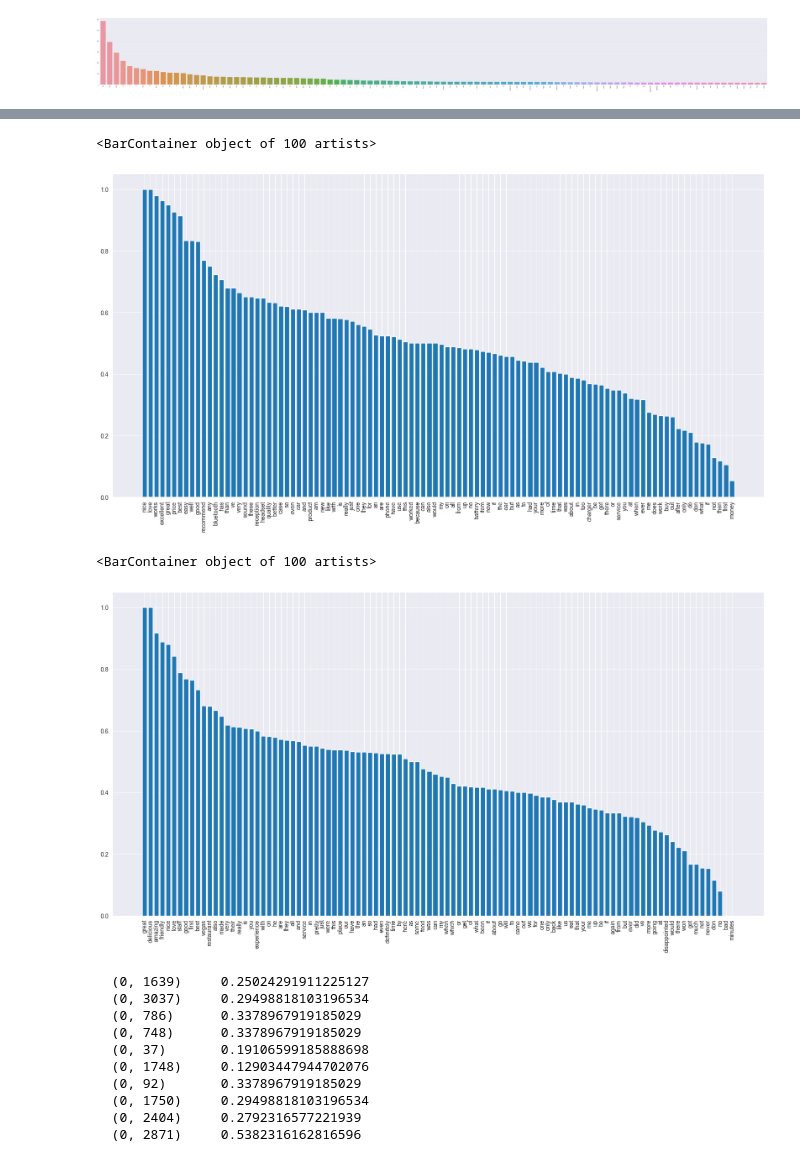
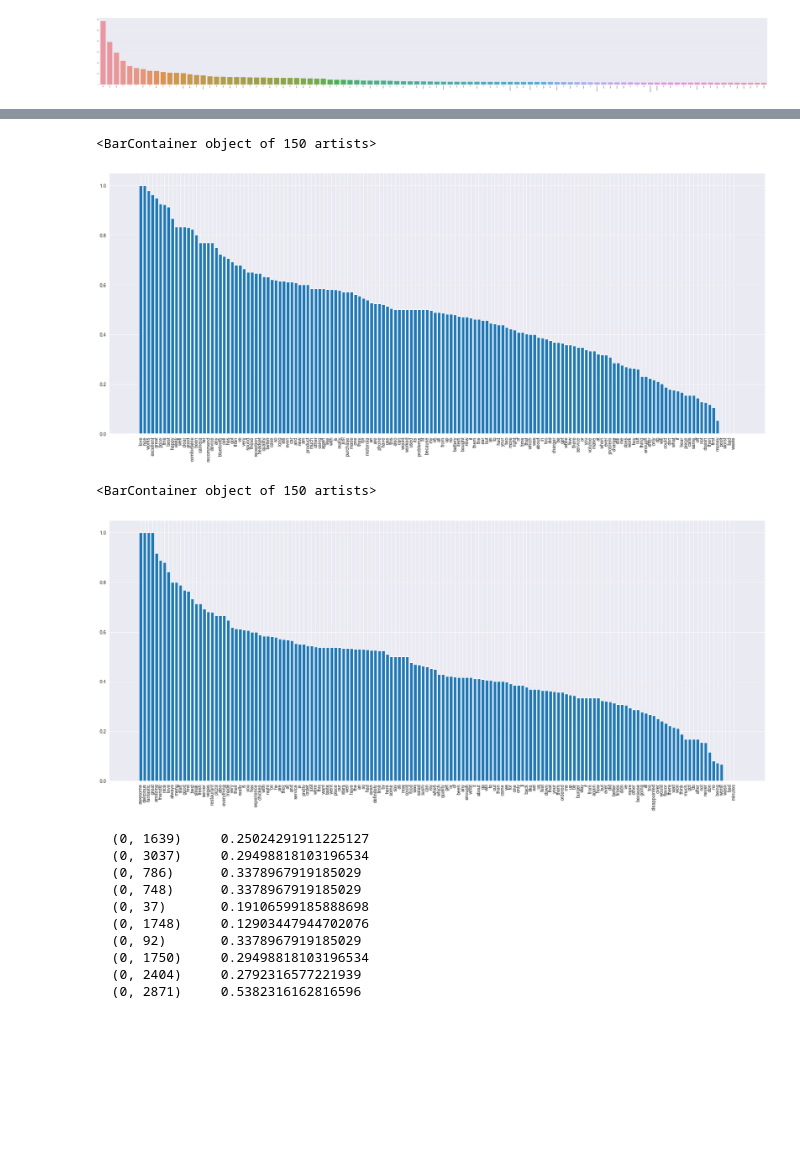
Before and after one commit to danielpclin/DM2022-Lab1-Homework, a Jupyter notebook: DM2022-Lab1-Homework.ipynb, the cells around one changed output, grey strips where cells are left out. Saved outputs shown, nothing was run; the diff lists cells and outputs as text; code cells hidden in the pictures; blank space fills up the shorter version.

```diff
--- a/DM2022-Lab1-Homework.ipynb
+++ b/DM2022-Lab1-Homework.ipynb
@@ -446,19 +449,19 @@ plt.bar(x=imdb_count_vect.get_feature_names_out()[ind][ind2],height=height[ind2]
 # %%
 # sentiment value of words in amazon
 amazon_count_vect = CountVectorizer()
 amazon_counts = amazon_count_vect.fit_transform(amazon_cells.sentence) #learn the vocabulary and return document-term matrix
 amazon_positive_counts = amazon_count_vect.transform(amazon_cells[amazon_cells.score == 1].sentence) #learn the vocabulary and return document-term matrix
 amazon_total = np.asarray(amazon_counts.sum(axis=0)).flatten()
 amazon_positive = np.asarray(amazon_positive_counts.sum(axis=0)).flatten()
-ind = np.argsort(amazon_total)[::-1][:100]
+ind = np.argsort(amazon_total)[::-1][:150]
 height = np.divide(amazon_positive[ind], amazon_total[ind])
 ind2 = np.argsort(height)[::-1]
-fig = plt.figure(figsize = (20, 10))
+fig = plt.figure(figsize = (25, 10))
 plt.xticks(rotation='vertical')
 plt.bar(x=amazon_count_vect.get_feature_names_out()[ind][ind2],height=height[ind2])
 # %% [output]
-<BarContainer object of 100 artists>
+<BarContainer object of 150 artists>
-[figure, old version]
+[figure, new version]
 # %%
 # sentiment value of words in yelp
 yelp_count_vect = CountVectorizer()
@@ -466,15 +469,15 @@ yelp_counts = yelp_count_vect.fit_transform(yelp.sentence) #learn the vocabulary
 yelp_positive_counts = yelp_count_vect.transform(yelp[yelp.score == 1].sentence) #learn the vocabulary and return document-term matrix
 yelp_total = np.asarray(yelp_counts.sum(axis=0)).flatten()
 yelp_positive = np.asarray(yelp_positive_counts.sum(axis=0)).flatten()
-ind = np.argsort(yelp_total)[::-1][:100]
+ind = np.argsort(yelp_total)[::-1][:150]
 height = np.divide(yelp_positive[ind], yelp_total[ind])
 ind2 = np.argsort(height)[::-1]
-fig = plt.figure(figsize = (20, 10))
+fig = plt.figure(figsize = (25, 10))
 plt.xticks(rotation='vertical')
 plt.bar(x=yelp_count_vect.get_feature_names_out()[ind][ind2],height=height[ind2])
 # %% [output]
-<BarContainer object of 100 artists>
+<BarContainer object of 150 artists>
-[figure, old version]
+[figure, new version]
 # %%
 from sklearn.feature_extraction.text import TfidfVectorizer
 
```
Also changed, not shown: parts of 10 cells of this notebook.
